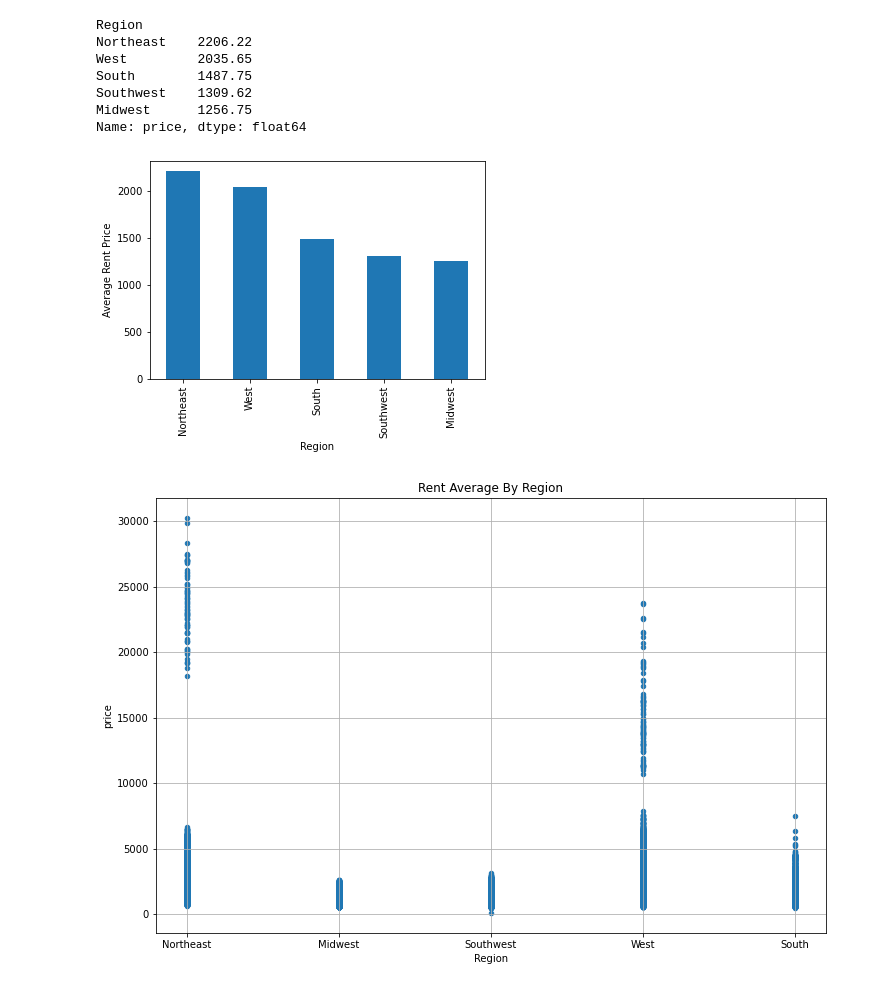
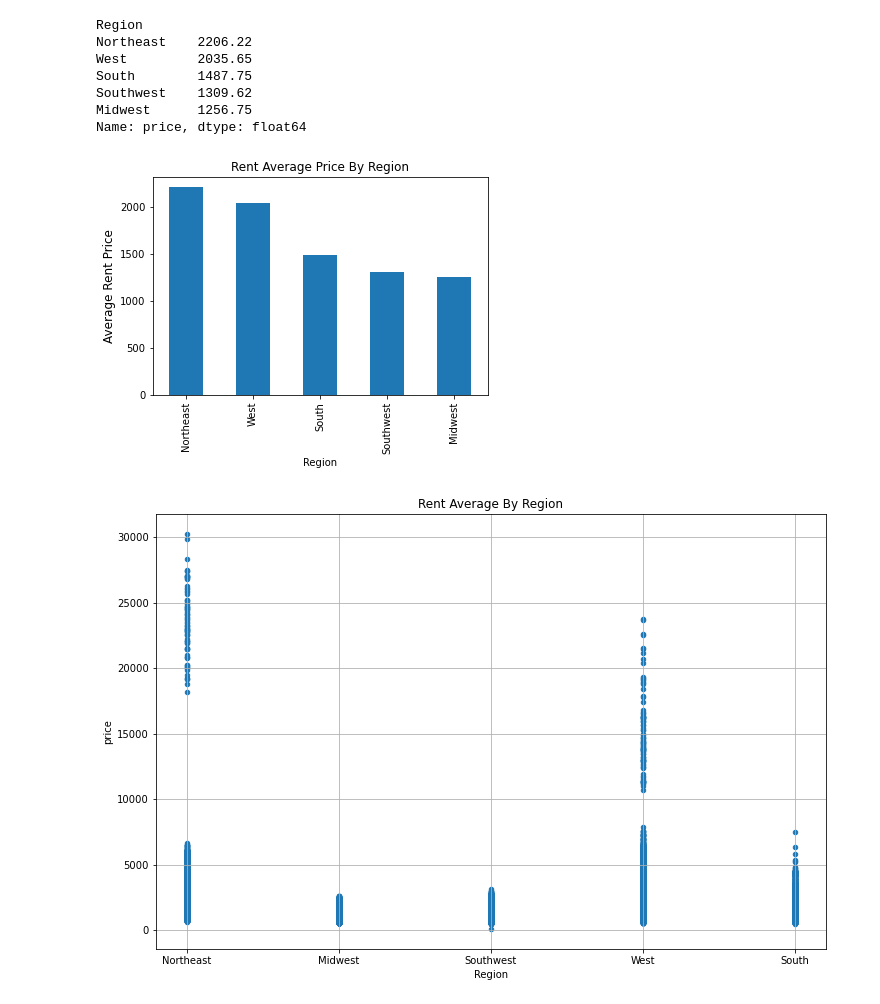
Before and after one commit to alisaghaffi/project-1, a Jupyter notebook: Rent.ipynb, the cells around one changed output. Cells and saved outputs as stored; diff of their text form; code cells hidden in the pictures.

```diff
--- a/Rent.ipynb
+++ b/Rent.ipynb
@@ -148,10 +148,11 @@ Name: price, dtype: float64
 # %%
 #Bar Chart for rent values of different regions
 average_region_values.plot(kind="bar")
 plt.xlabel("Region")
 plt.xticks(rotation=90)
-plt.ylabel("Average Rent Price")
+plt.ylabel("Average Rent Price", fontsize=12)
+plt.title("Rent Average Price By Region")
 plt.show()
 # %% [output]
-[figure, old version]
+[figure, new version]
 # %%
```
Also changed, not shown: parts of 7 cells of this notebook, 1 other file.
